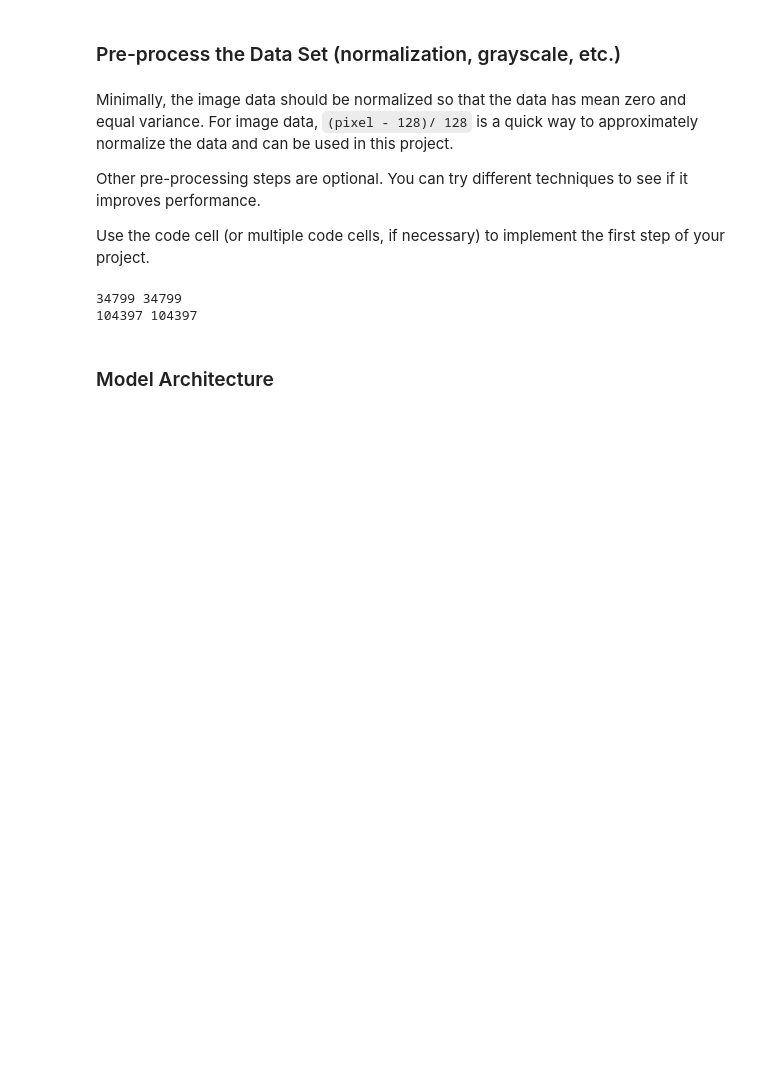
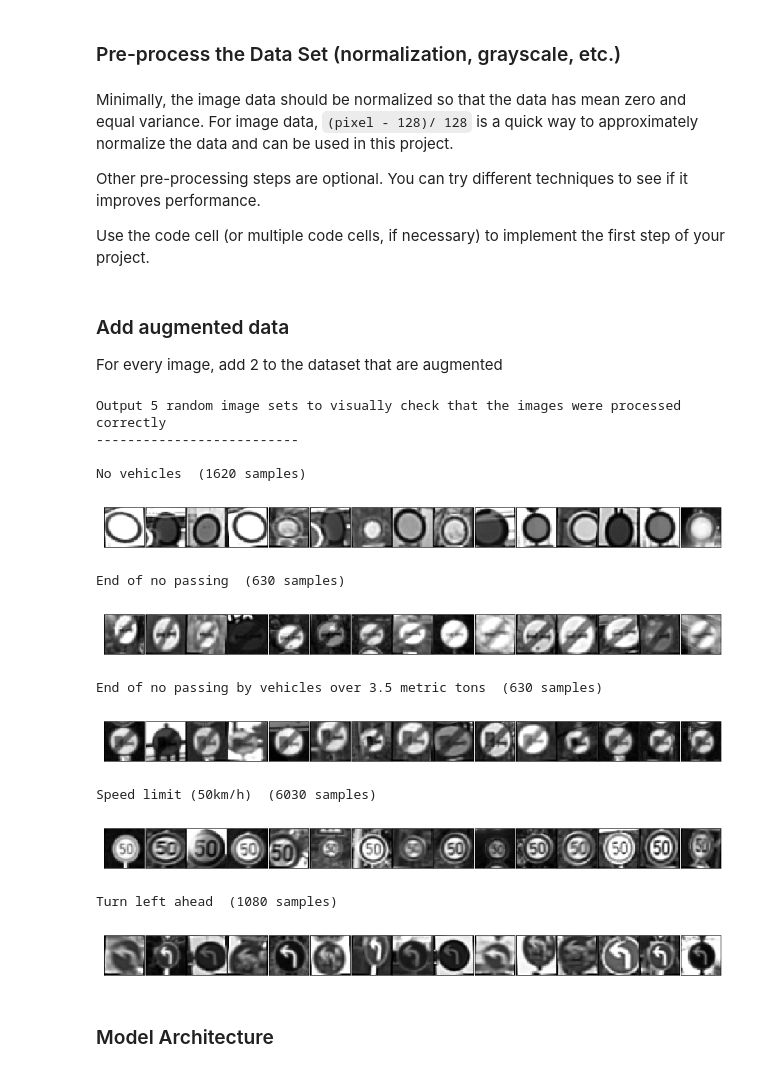
Before and after one commit to vssrcj/traffic-sign-classifier, a Jupyter notebook: Traffic_Sign_Classifier.ipynb, the cells around one changed output. Drawn from its saved outputs; the diff is of its cells as text; code cells hidden in the pictures; blank space fills up the shorter version.

```diff
--- a/Traffic_Sign_Classifier.ipynb
+++ b/Traffic_Sign_Classifier.ipynb
@@ -260,13 +224,4 @@ def normalize(image_data):
-# %%
-from sklearn.utils import shuffle
-
-f_train_processed = preprocess_images(f_train, f_labels)
-l_train = np.repeat(l_train, 3)
-print(len(f_train), len(l_train))
-f_test = preprocess_images(f_test)
-l_test = np.repeat(l_test, 3)
-f_valid = preprocess_images(f_valid)
-l_valid = np.repeat(l_valid, 3)
-# %% [output]
-34799 34799
-104397 104397
+# %% [markdown]
+### Add augmented data
+
+For every image, add 2 to the dataset that are augmented
@@ -273,2 +266,39 @@ l_valid = np.repeat(l_valid, 3)
+# %%
+def preprocess_images(image_set, with_augment = True):
+    augmented = []
+    for img in image_set.images:
+        augmented.append(preprocess_img(img))
+        if with_augment:
+            for i in range(2):
+                augmented.append(preprocess_img(augment_img(img)))
+
+    augmented, labels = shuffle(augmented, np.repeat(image_set.labels, 3) if with_augment else image_set.labels)
+
+    return ImageSet(augmented, labels)
+# %%
+from sklearn.utils import shuffle
+
+train_ext = preprocess_images(train)
+valid_ext = preprocess_images(valid, False)
+test_ext = preprocess_images(test, False)
+assert(train_ext.length() == train.length() * 3)
+
+print('Output 5 random image sets to visually check that the images were processed correctly')
+print('--------------------------\n')
+plot_images(train_ext, 'processed_images', cmap='gray')
+# %% [output]
+Output 5 random image sets to visually check that the images were processed correctly
+--------------------------
+
+No vehicles  (1620 samples)
+[figure, added]
+End of no passing  (630 samples)
+[figure, added]
+End of no passing by vehicles over 3.5 metric tons  (630 samples)
+[figure, added]
+Speed limit (50km/h)  (6030 samples)
+[figure, added]
+Turn left ahead  (1080 samples)
+[figure, added]
 # %% [markdown]
 ### Model Architecture
```
Also changed, not shown: parts of 25 cells of this notebook, 19 other files.
